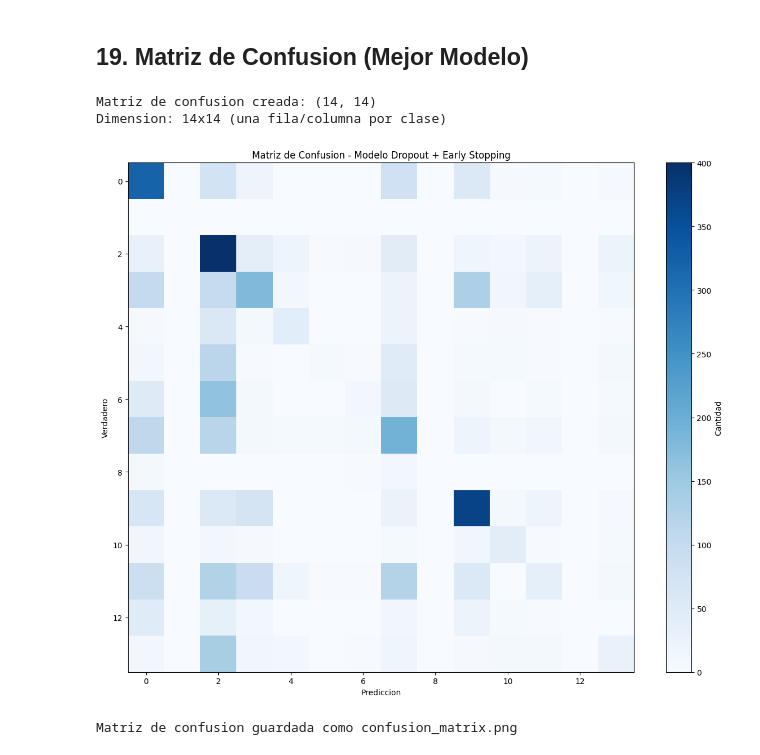
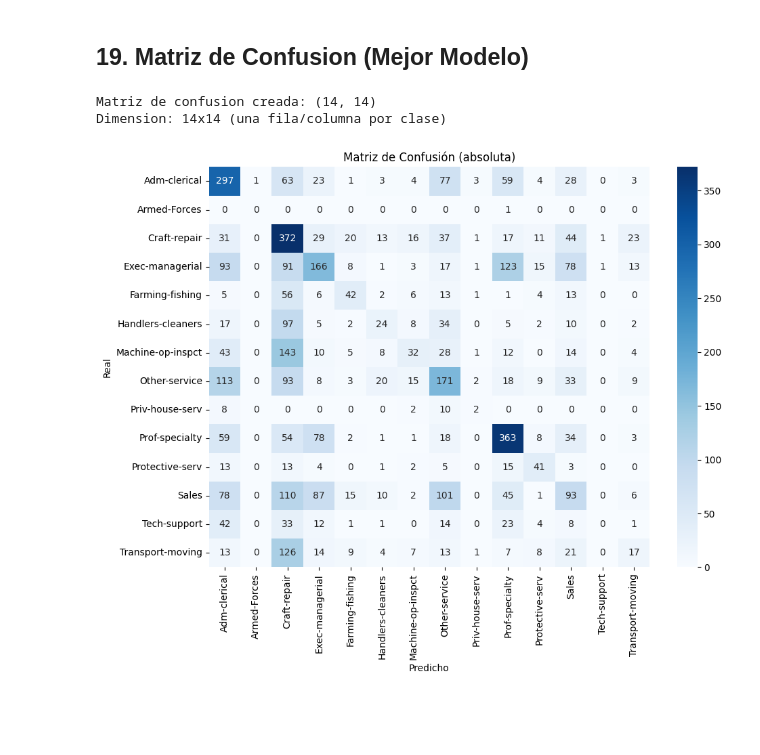
Before and after one commit to MiguelAngel7521/Sis420_01_2026, a Jupyter notebook: Laboratorios/Lab6/Census_PyTorch_Regularizacion_Optimizacion_Metricas.ipynb, the cells around one changed output. Saved outputs shown, nothing was run; the diff lists cells and outputs as text; code cells hidden in the pictures; blank space fills up the shorter version.

```diff
--- a/Laboratorios/Lab6/Census_PyTorch_Regularizacion_Optimizacion_Metricas.ipynb
+++ b/Laboratorios/Lab6/Census_PyTorch_Regularizacion_Optimizacion_Metricas.ipynb
@@ -697,28 +698,30 @@ CONCLUSIONES:
 # %% [markdown]
 ## 19. Matriz de Confusion (Mejor Modelo)
 # %%
+import seaborn as sns
+
 # Matriz de confusion para el mejor modelo
 y_true_best = predictions['combined']['y_true']
 y_pred_best = predictions['combined']['y_pred']
 cm = confusion_matrix(y_true_best, y_pred_best)
 
 print(f"Matriz de confusion creada: {cm.shape}")
 print(f"Dimension: {cm.shape[0]}x{cm.shape[1]} (una fila/columna por clase)")
+
+fig, ax = plt.subplots(figsize=(10, 8))
+sns.heatmap(
+    cm,
+    annot=True,
+    fmt='d',
+    cmap='Blues',
+    ax=ax,
+    xticklabels=le.classes_,
+    yticklabels=le.classes_
+)
+ax.set(title='Matriz de Confusión (absoluta)', xlabel='Predicho', ylabel='Real')
+plt.tight_layout()
+plt.show()
 # %% [output]
 Matriz de confusion creada: (14, 14)
 Dimension: 14x14 (una fila/columna por clase)
+[figure, added]
-# %%
-# Graficar matriz de confusion
-plt.figure(figsize=(12, 10))
-plt.imshow(cm, cmap='Blues', aspect='auto')
-plt.xlabel('Prediccion')
-plt.ylabel('Verdadero')
-plt.title('Matriz de Confusion - Modelo Dropout + Early Stopping')
-plt.colorbar(label='Cantidad')
-plt.tight_layout()
-plt.show()
-
-print("Matriz de confusion guardada como confusion_matrix.png")
-# %% [output]
-[figure, removed]
-Matriz de confusion guardada como confusion_matrix.png
```
Also changed, not shown: parts of 8 cells of this notebook, 9 other files.
